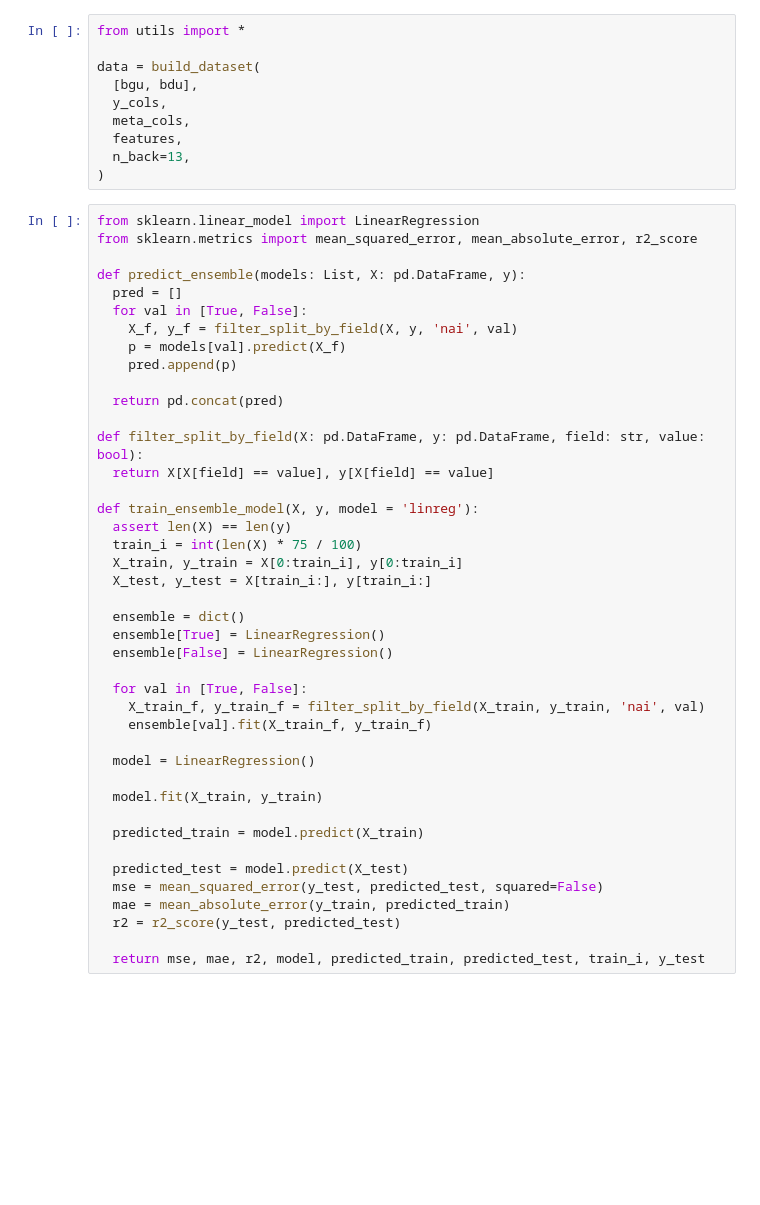
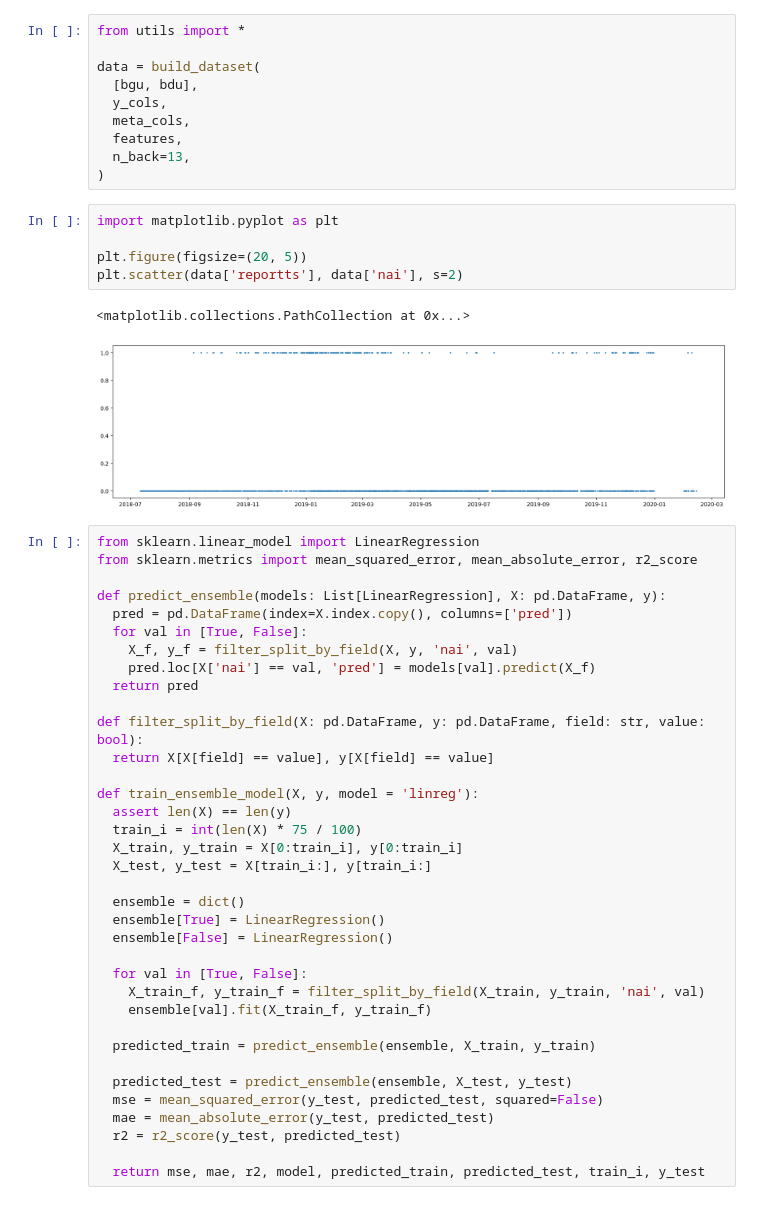
Before and after one commit to skeptlk/ecm, a Jupyter notebook: ex6_nai.ipynb, the cells around one changed output. Saved outputs shown, nothing was run; the diff lists cells and outputs as text; blank space fills up the shorter version.

Commit message:
ex6 finish ensemble

```diff
--- a/ex6_nai.ipynb
+++ b/ex6_nai.ipynb
@@ -25,18 +38,24 @@ data = build_dataset(
   features,
   n_back=13,
 )
+# %%
+import matplotlib.pyplot as plt
+
+plt.figure(figsize=(20, 5))
+plt.scatter(data['reportts'], data['nai'], s=2)
+# %% [output]
+<matplotlib.collections.PathCollection at 0x...>
+[figure, added]
 # %%
 from sklearn.linear_model import LinearRegression
 from sklearn.metrics import mean_squared_error, mean_absolute_error, r2_score
 
-def predict_ensemble(models: List, X: pd.DataFrame, y):
-  pred = []
+def predict_ensemble(models: List[LinearRegression], X: pd.DataFrame, y):
+  pred = pd.DataFrame(index=X.index.copy(), columns=['pred'])
   for val in [True, False]:
     X_f, y_f = filter_split_by_field(X, y, 'nai', val)
-    p = models[val].predict(X_f)
-    pred.append(p)
-
-  return pd.concat(pred)
+    pred.loc[X['nai'] == val, 'pred'] = models[val].predict(X_f)
+  return pred
 
 def filter_split_by_field(X: pd.DataFrame, y: pd.DataFrame, field: str, value: bool):
   return X[X[field] == value], y[X[field] == value]
@@ -55,15 +74,11 @@ def train_ensemble_model(X, y, model = 'linreg'):
     X_train_f, y_train_f = filter_split_by_field(X_train, y_train, 'nai', val)
     ensemble[val].fit(X_train_f, y_train_f)
 
-  model = LinearRegression()
+  predicted_train = predict_ensemble(ensemble, X_train, y_train)
 
-  model.fit(X_train, y_train)
-
-  predicted_train = model.predict(X_train)
-
-  predicted_test = model.predict(X_test)
+  predicted_test = predict_ensemble(ensemble, X_test, y_test)
   mse = mean_squared_error(y_test, predicted_test, squared=False)
-  mae = mean_absolute_error(y_train, predicted_train)
+  mae = mean_absolute_error(y_test, predicted_test)
   r2 = r2_score(y_test, predicted_test)
 
   return mse, mae, r2, model, predicted_train, predicted_test, train_i, y_test
```
Also changed, not shown: parts of 5 cells of this notebook, 3 other files.
